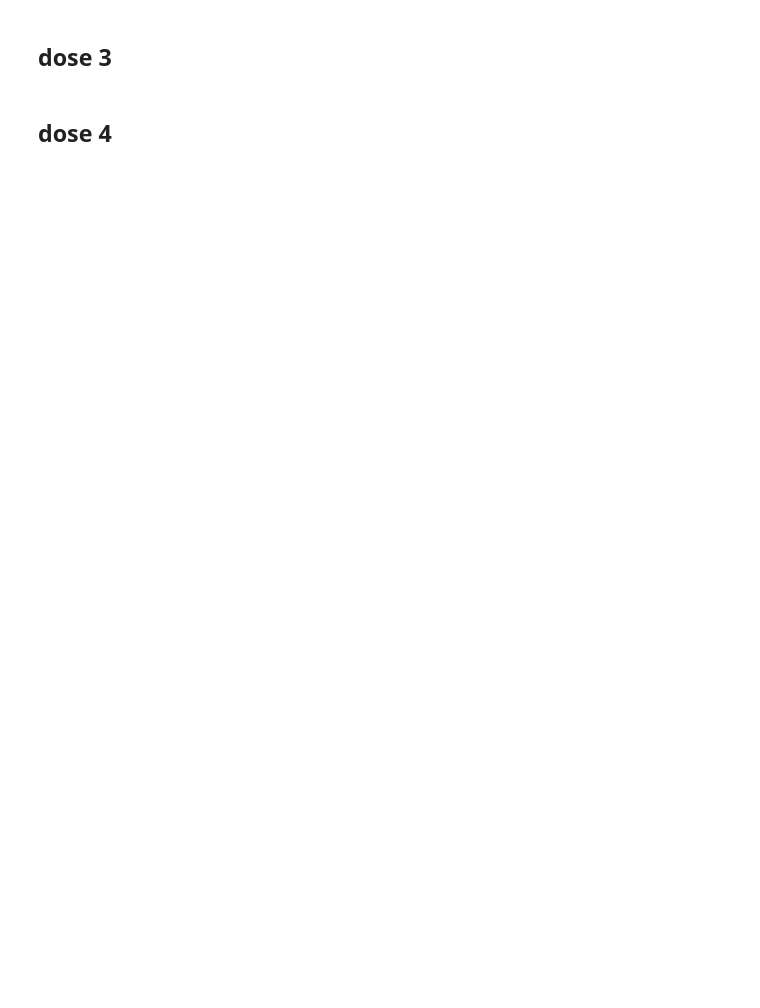
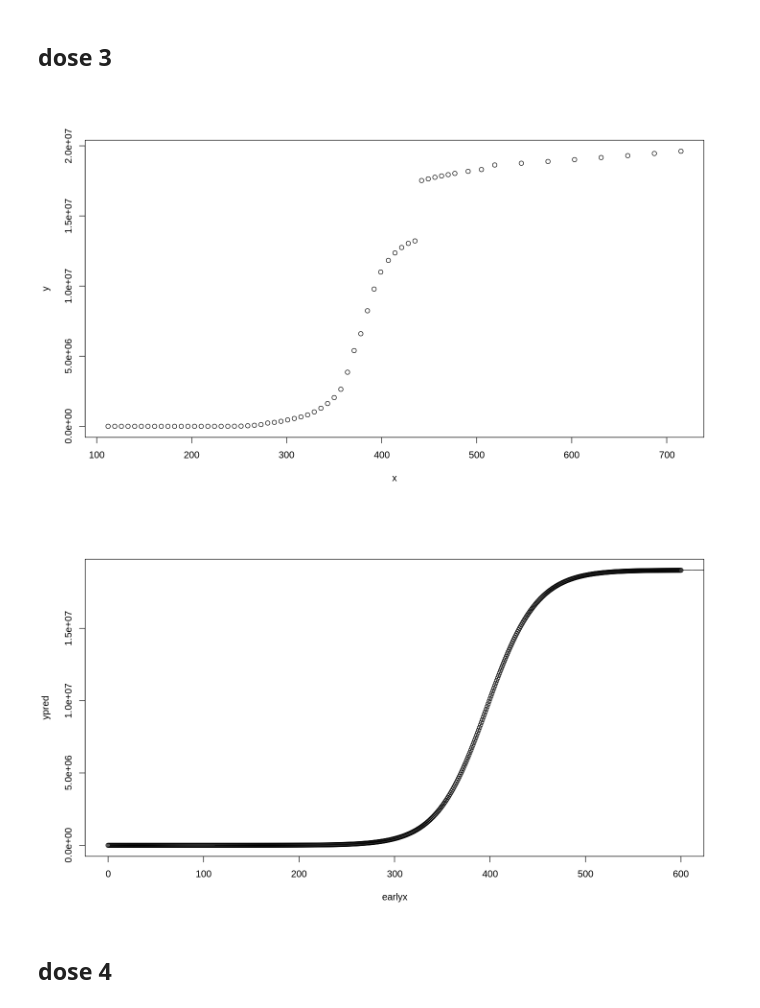
Before and after one commit to kiarashbahari/heart, a Jupyter notebook: vaccineeeee/visual-Copy1.ipynb, the cells around one changed output. Cells and saved outputs as stored; diff of their text form; code cells hidden in the pictures; blank space fills up the shorter version.

```diff
--- a/vaccineeeee/visual-Copy1.ipynb
+++ b/vaccineeeee/visual-Copy1.ipynb
@@ -126,17 +219,21 @@ geom_point(aes(color=age))
 # %%
 x<-newnewdata3$days
 y<-newnewdata3$dose3
+plot(y~x)
 
 options(repr.plot.width = 12, repr.plot.height = 7)
 bbb<-nls(y ~ height/(1 + exp((xmid - x)/scal)),
                            start = list(xmid = 400, scal = 10, height = 5000000))
 #bbb
 aaa<- coef(bbb)
 earlyx<-c(0:600)
 ypred<-aaa[3]/(1 + exp((coef(bbb)[1] - earlyx)/coef(bbb)[2]))
 #ypred
 plot(ypred~earlyx)
 lines(x,predict(bbb))
+# %% [output]
+[figure, added]
+[figure, added]
 # %% [markdown]
 ## dose 4
 # %%
```
Also changed, not shown: parts of 30 cells of this notebook.
